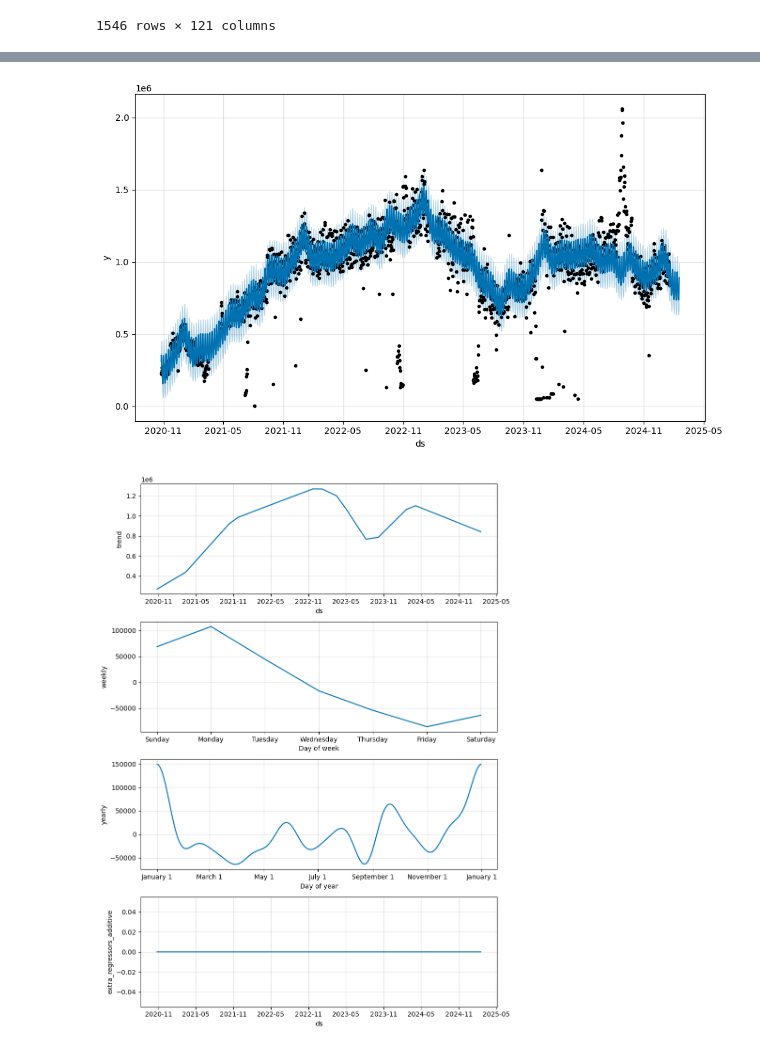
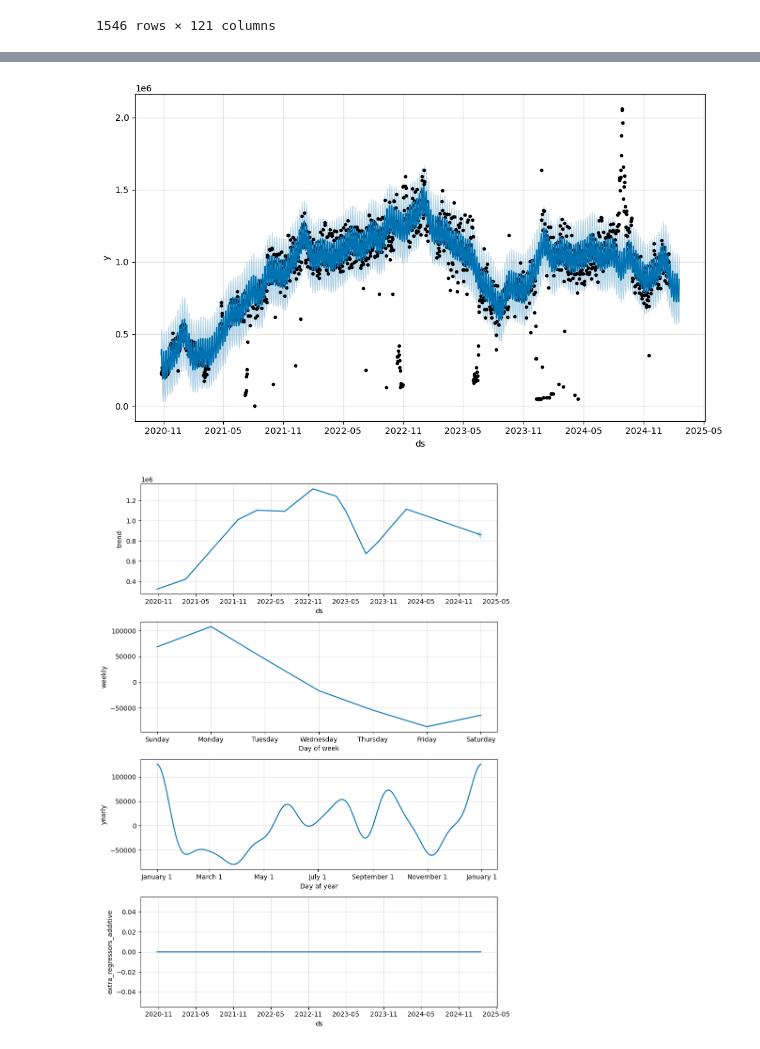
Before and after one commit to ijyliu/mcbroken-forecasting, a Jupyter notebook: Experimental Notebooks/Forecasts/Prophet.ipynb, the cells around one changed output, grey strips where cells are left out. Drawn from its saved outputs; the diff is of its cells as text; code cells hidden in the pictures.

Commit message:
saving old hyperparam runs

```diff
--- a/Experimental Notebooks/Forecasts/Prophet.ipynb
+++ b/Experimental Notebooks/Forecasts/Prophet.ipynb
@@ -90,3 +90,35 @@ train_df
 | 1544 | 2025-01-16 | 864375.0 | 0 | 0 | 0 | ... |
 | 1545 | 2025-01-17 | 838125.0 | 0 | 0 | 0 | ... |
 1546 rows × 121 columns
+# %%
+# Hyperparameter tuning
+# Going with the most commonly tuned items for seasonality and changepoint priors
+import itertools
+from prophet import Prophet
+from prophet.diagnostics import cross_validation
+from prophet.diagnostics import performance_metrics
+import numpy as np
+
+param_grid = {
+    'changepoint_prior_scale': [0.05, 0.1, 0.2],
+    'seasonality_prior_scale': [0.1, 1.0, 10.0]
+}
+
+# Generate all combinations of parameters
+all_params = [dict(zip(param_grid.keys(), v)) for v in itertools.product(*param_grid.values())]
+rmses = []
+
+# Use cross validation to evaluate all parameters
+for params in all_params:
+    m = Prophet(**params)
+    # Add outlier columns
+    for col in outlier_cols:
+        m.add_regressor(col)
+    m = m.fit(train_df)  # Fit model with given params
+    df_cv = cross_validation(m, horizon='30 days', parallel="processes")
+    df_p = performance_metrics(df_cv, rolling_window=1)
+    rmses.append(df_p['rmse'].values[0]) # will optimize on rmse for now, should be very mindful of outliers
+
+# Find the best parameters
+tuning_results = pd.DataFrame(all_params)
+tuning_results['rmse'] = rmses
@@ -93,9 +145,10 @@ train_df
 # %%
-# Package
-from prophet import Prophet
-
 # Fit model
-m = Prophet()
+m = Prophet(
+    interval_width=0.95, # standard CIs
+    seasonality_prior_scale=0.1, # from tuning
+    changepoint_prior_scale=0.1, # from tuning
+)
 
 # Add outlier columns
 for col in outlier_cols:
@@ -119,5 +172,5 @@ fig2 = m.plot_components(forecast)
-[figure, old version]
+[figure, new version]
-[figure, old version]
+[figure, new version]
 # %%
 # Check residuals
 def plot_prophet_residuals(m, df, lags=10, bins=20):
```
Also changed, not shown: parts of 9 cells of this notebook, 1 other file.
